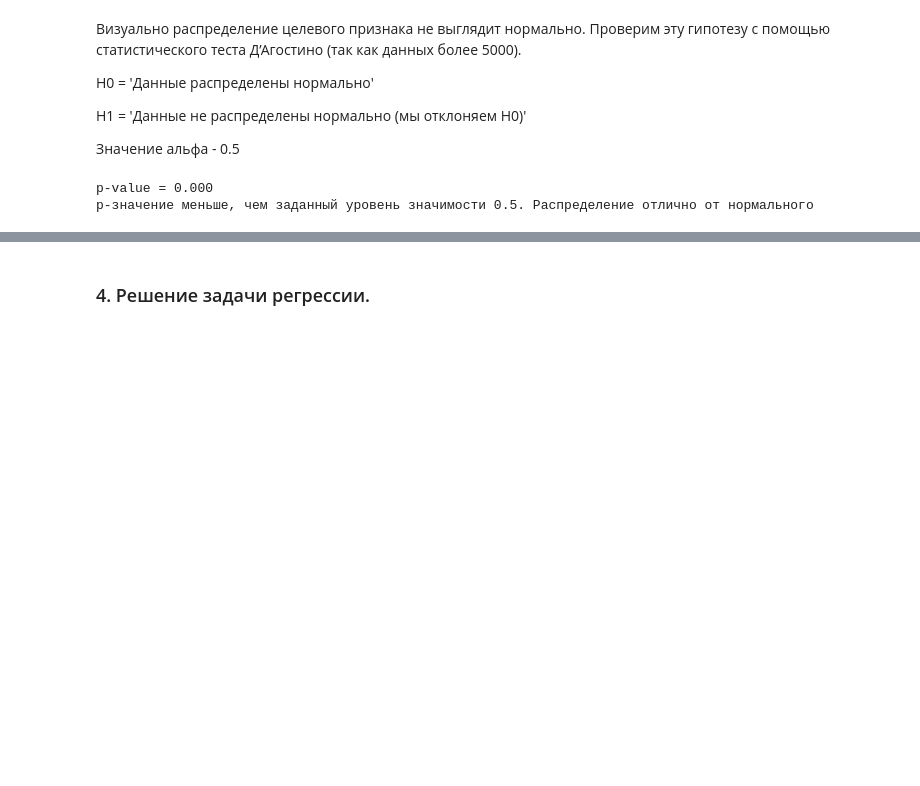
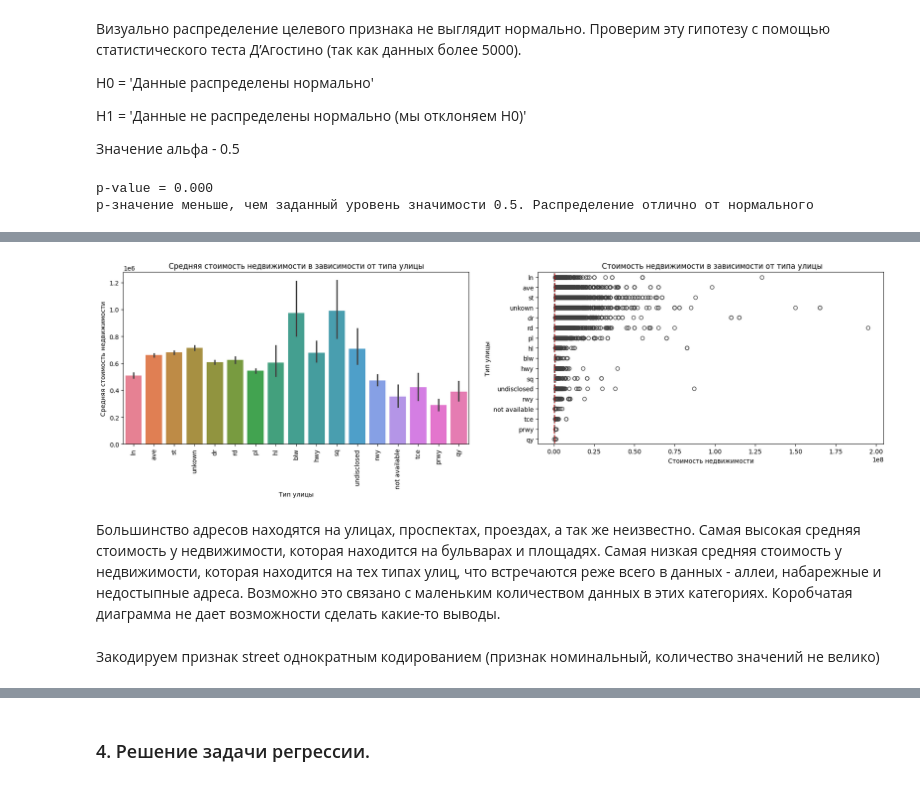
Before and after one commit to LNarnia/IDE_new, a Jupyter notebook: Skillfactory/final_project/project.ipynb, the cells around one changed output, grey strips where cells are left out. Cells and saved outputs as stored; diff of their text form; code cells hidden in the pictures; blank space fills up the shorter version.

```diff
--- a/Skillfactory/final_project/project.ipynb
+++ b/Skillfactory/final_project/project.ipynb
@@ -340,0 +430,2 @@ print(f'Результирующее число записей: {cleaned.shape[0
+# %%
+data = data.drop('zipcode', axis =1)
@@ -340,0 +544,36 @@ print(f'Результирующее число записей: {cleaned.shape[0
+# %%
+fig, axes = plt.subplots(1, 2, figsize=(22, 5))
+
+# Строим столбчатую диаграмму для визуализации средней стоимости недвижимости в зависимости от типа улицы
+sns.barplot(
+            data,
+            x='street',
+            y='target',
+            hue='street',
+            legend=False,
+            ax=axes[0]
+            )
+axes[0].set(xlabel='Тип улицы', ylabel='Средняя стоимость недвижимости')
+axes[0].xaxis.set_tick_params(rotation = 90)
+axes[0].set_title('Средняя стоимость недвижимости в зависимости от типа улицы')
+
+# Строим коробчатую диаграмму для визуализации стоимости недвижимости в зависимости от типа улицы
+sns.boxplot(
+            data,
+            x='target',
+            y='street',
+            orient='h',
+            hue='street',
+            legend=False,
+            medianprops={"color": "red", "linestyle": '--'}
+            )
+axes[1].set(xlabel='Стоимость недвижимости', ylabel='Тип улицы')
+axes[1].set_title(' Стоимость недвижимости в зависимости от типа улицы')
+
+plt.show()
+# %% [output]
+[figure, added]
+# %% [markdown]
+Большинство адресов находятся на улицах, проспектах, проездах, а так же неизвестно. Самая высокая средняя стоимость у недвижимости, которая находится на бульварах и площадях. Самая низкая средняя стоимость у недвижимости, которая находится на тех типах улиц, что встречаются реже всего в данных - аллеи, набарежные и недостыпные адреса. Возможно это связано с маленьким количеством данных в этих категориях. Коробчатая диаграмма не дает возможности сделать какие-то выводы.
+# %% [markdown]
+Закодируем признак street однократным кодированием (признак номинальный, количество значений не велико)
```
Also changed, not shown: parts of 45 cells of this notebook, 1 other file.
